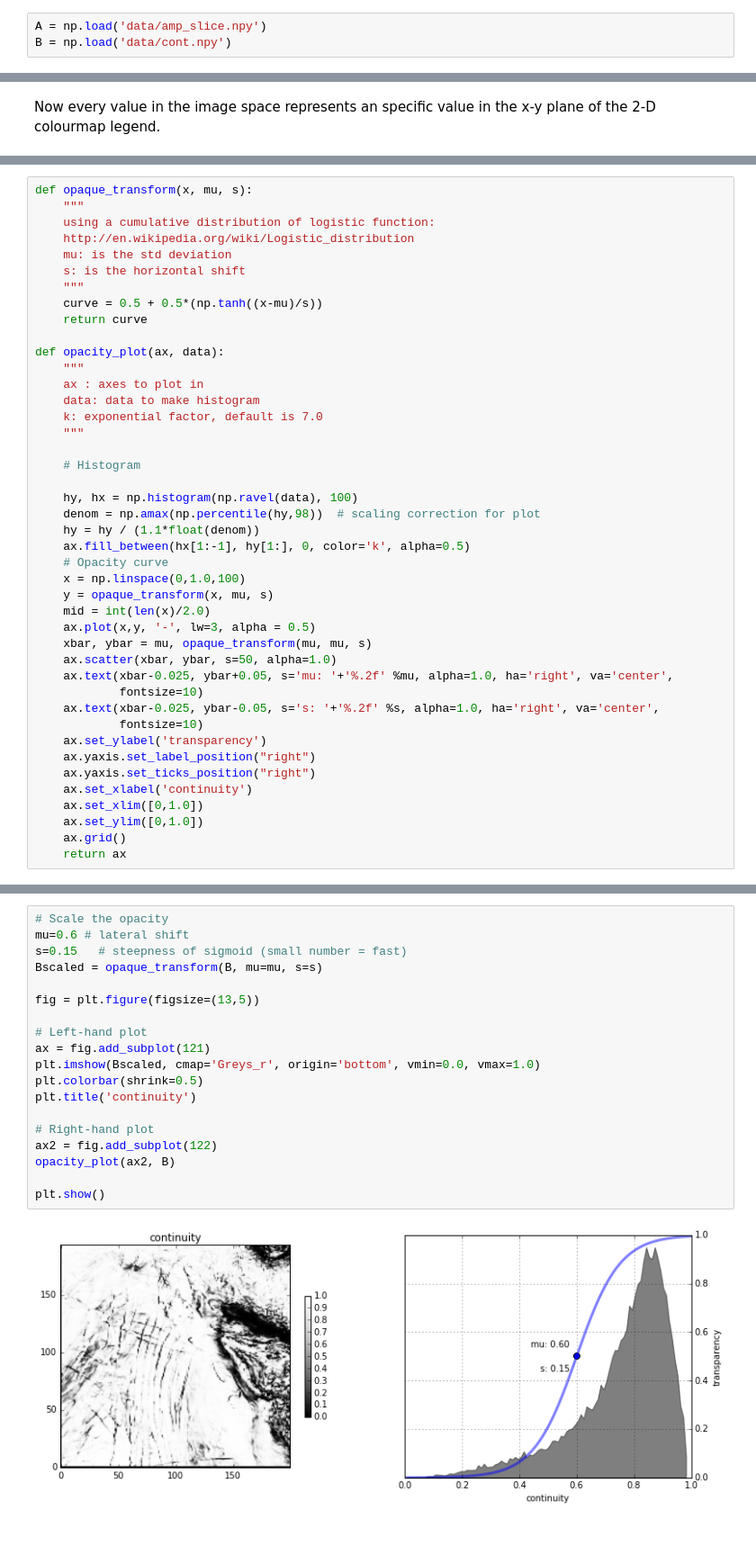
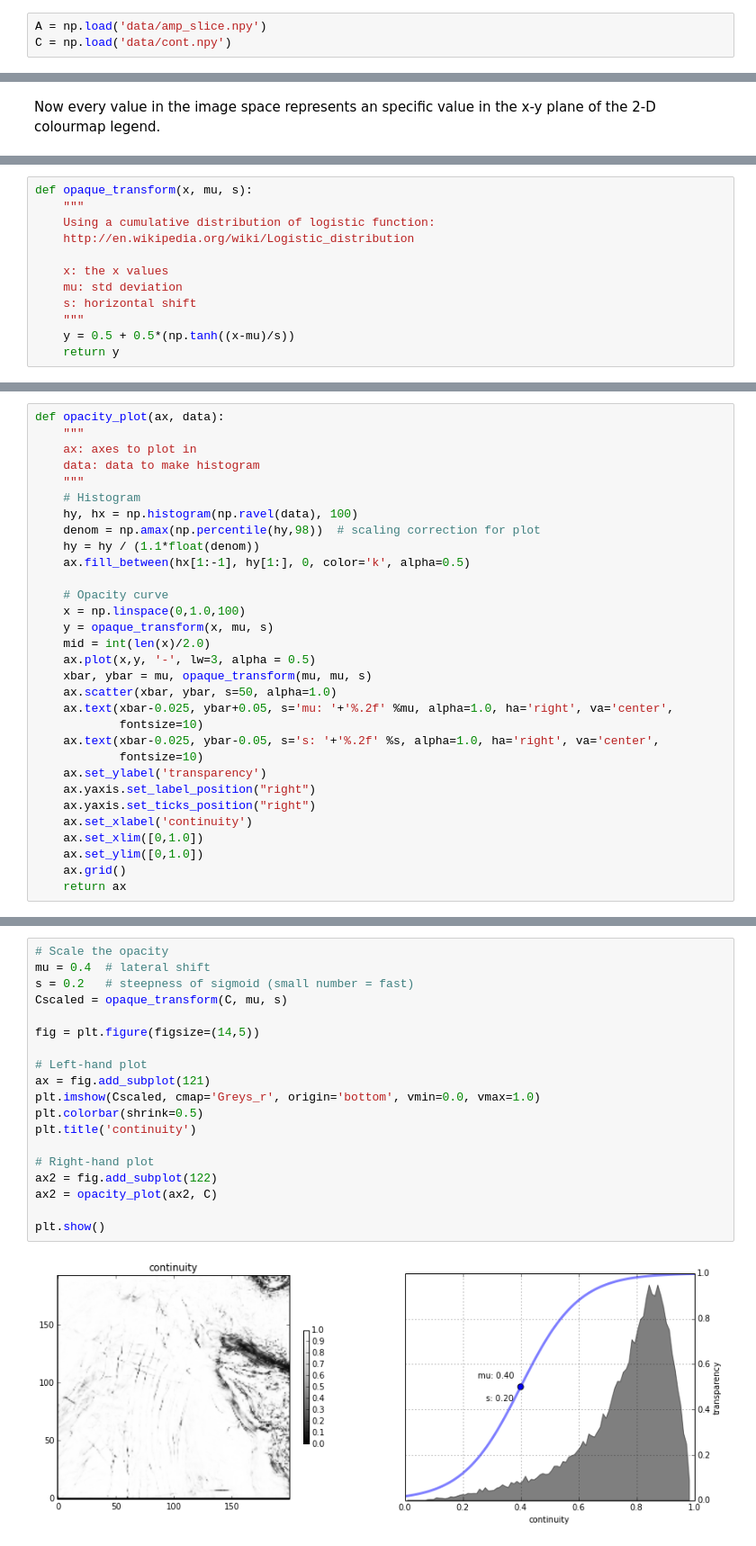
Before and after one commit to agilescientific/notebooks, a Jupyter notebook: Corendering_attributes.ipynb, the cells around one changed output, grey strips where cells are left out. Shown at 90% size. Cells and saved outputs as stored; diff of their text form.

```diff
--- a/Corendering_attributes.ipynb
+++ b/Corendering_attributes.ipynb
@@ -13,7 +15,7 @@ import matplotlib.cm as cm
 Let's load two time slices from disk. The first one is a time slice of the seismic amplitudes, the second is a time slice from a continuity attribute. Continuity is also sometimes referred to as similarity, variance, or coherence. These are edge-detection type attributes that are useful for looking for faults, fractures, and other discontinuities in the data.
 # %%
 A = np.load('data/amp_slice.npy')
-B = np.load('data/cont.npy')
+C = np.load('data/cont.npy')
 # %% [markdown]
 The arrays should be exactly the same size:
 # %%
@@ -245,0 +252,12 @@ Now every value in the image space represents an specific value in the x-y plane
+# %%
+def opaque_transform(x, mu, s):
+    """
+    Using a cumulative distribution of logistic function:
+    http://en.wikipedia.org/wiki/Logistic_distribution
+
+    x: the x values
+    mu: std deviation
+    s: horizontal shift
+    """
+    y = 0.5 + 0.5*(np.tanh((x-mu)/s))
+    return y
@@ -246,27 +266,15 @@ Now every value in the image space represents an specific value in the x-y plane
 # %%
-def opaque_transform(x, mu, s):
-    """
-    using a cumulative distribution of logistic function:
-    http://en.wikipedia.org/wiki/Logistic_distribution
-    mu: is the std deviation
-    s: is the horizontal shift
-    """
-    curve = 0.5 + 0.5*(np.tanh((x-mu)/s))
-    return curve
-
 def opacity_plot(ax, data):
     """
-    ax : axes to plot in
+    ax: axes to plot in
     data: data to make histogram
-    k: exponential factor, default is 7.0
     """
-
     # Histogram
-
     hy, hx = np.histogram(np.ravel(data), 100)
     denom = np.amax(np.percentile(hy,98))  # scaling correction for plot
     hy = hy / (1.1*float(denom))
     ax.fill_between(hx[1:-1], hy[1:], 0, color='k', alpha=0.5)
+
     # Opacity curve
     x = np.linspace(0,1.0,100)
     y = opaque_transform(x, mu, s)
@@ -289,21 +299,21 @@ def opacity_plot(ax, data):
 # %%
 # Scale the opacity
-mu=0.6 # lateral shift
-s=0.15   # steepness of sigmoid (small number = fast)
-Bscaled = opaque_transform(B, mu=mu, s=s)
+mu = 0.4  # lateral shift
+s = 0.2   # steepness of sigmoid (small number = fast)
+Cscaled = opaque_transform(C, mu, s)
 
-fig = plt.figure(figsize=(13,5))
+fig = plt.figure(figsize=(14,5))
 
 # Left-hand plot
 ax = fig.add_subplot(121)
-plt.imshow(Bscaled, cmap='Greys_r', origin='bottom', vmin=0.0, vmax=1.0)
+plt.imshow(Cscaled, cmap='Greys_r', origin='bottom', vmin=0.0, vmax=1.0)
 plt.colorbar(shrink=0.5)
 plt.title('continuity')
 
 # Right-hand plot
 ax2 = fig.add_subplot(122)
-opacity_plot(ax2, B)
+ax2 = opacity_plot(ax2, C)
 
 plt.show()
 # %% [output]
-[figure, old version]
+[figure, new version]
```
Also changed, not shown: parts of 25 cells of this notebook.
